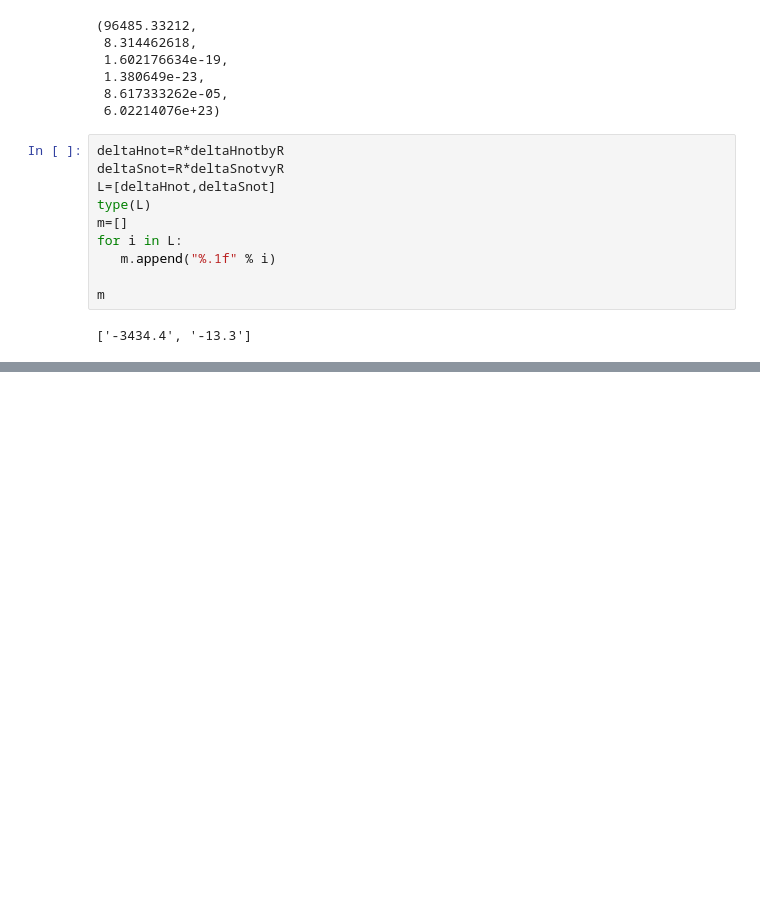
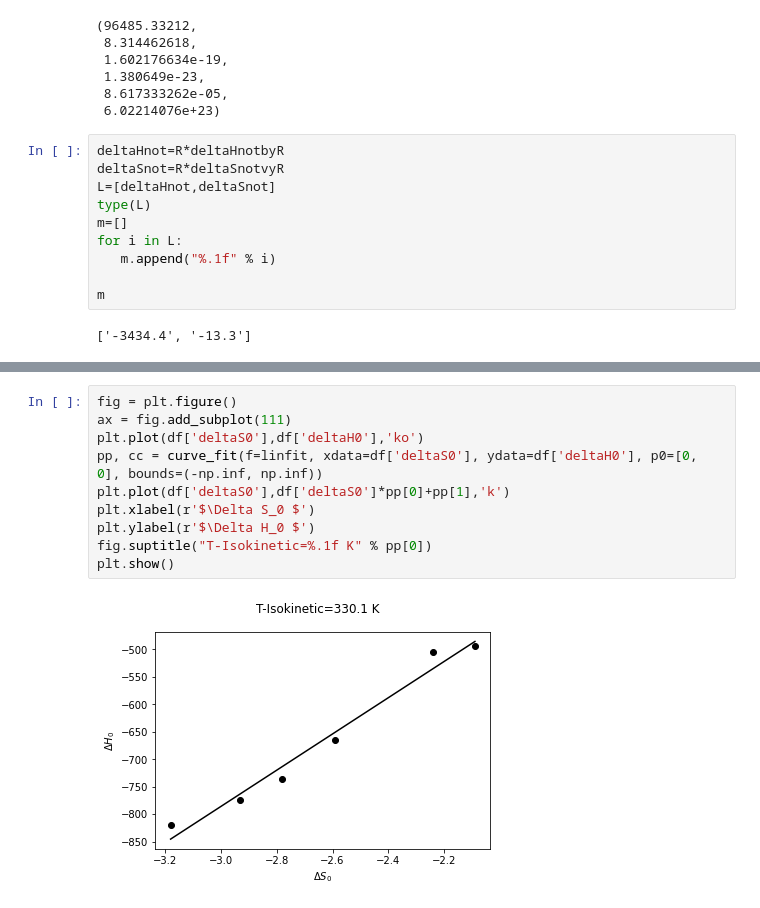
Before and after one commit to adgcal/CD-Analysis, a Jupyter notebook: CD_ANAL.ipynb, the cells around one changed output, grey strips where cells are left out. Saved outputs shown, nothing was run; the diff lists cells and outputs as text; blank space fills up the shorter version.

```diff
--- a/CD_ANAL.ipynb
+++ b/CD_ANAL.ipynb
@@ -377,0 +411,12 @@ In SVD also the enthalpy & entropy are negative
+# %%
+fig = plt.figure()
+ax = fig.add_subplot(111)
+plt.plot(df['deltaS0'],df['deltaH0'],'ko')
+pp, cc = curve_fit(f=linfit, xdata=df['deltaS0'], ydata=df['deltaH0'], p0=[0, 0], bounds=(-np.inf, np.inf))
+plt.plot(df['deltaS0'],df['deltaS0']*pp[0]+pp[1],'k')
+plt.xlabel(r'$\Delta S_0 $')
+plt.ylabel(r'$\Delta H_0 $')
+fig.suptitle("T-Isokinetic=%.1f K" % pp[0])
+plt.show()
+# %% [output]
+[figure, added]
```
Also changed, not shown: parts of 10 cells of this notebook.
